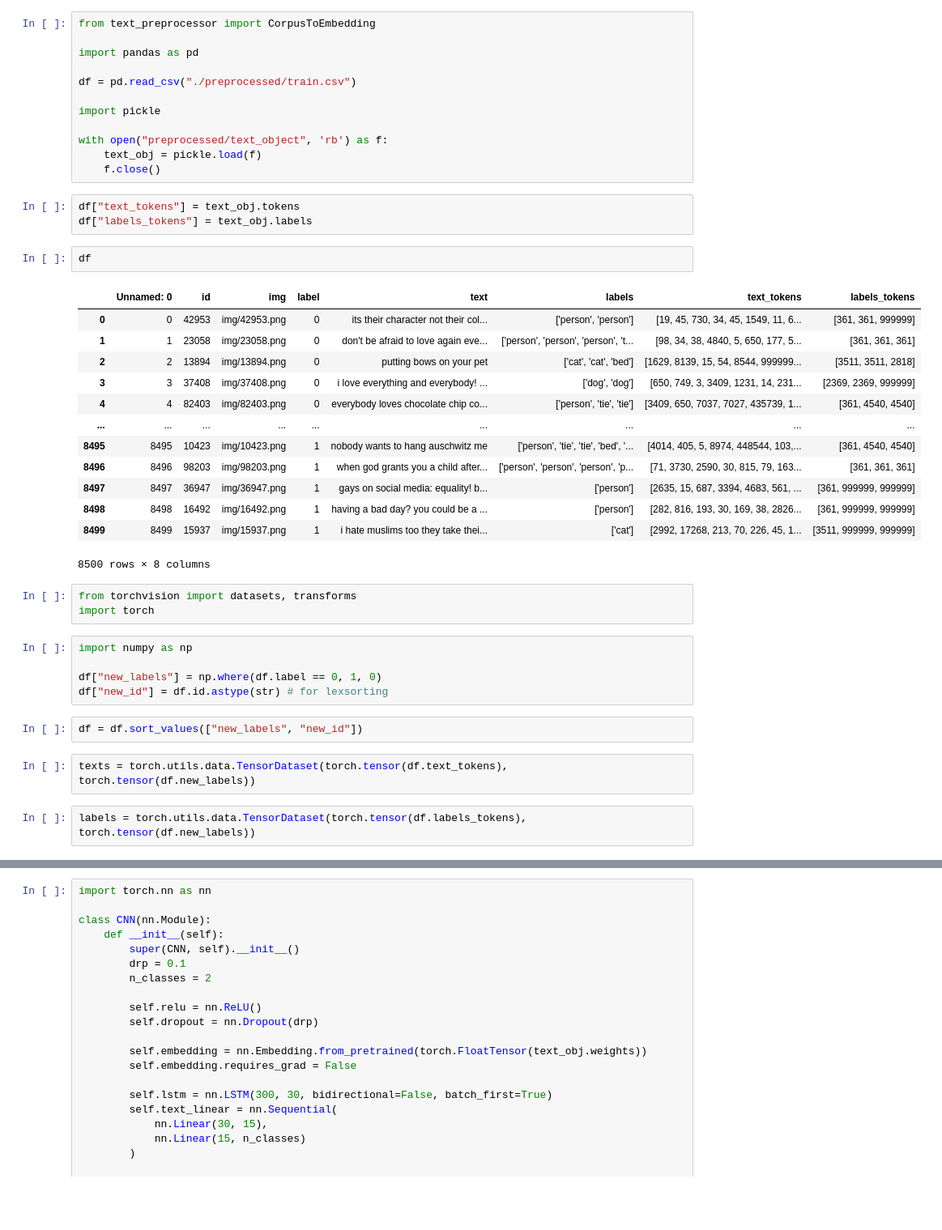
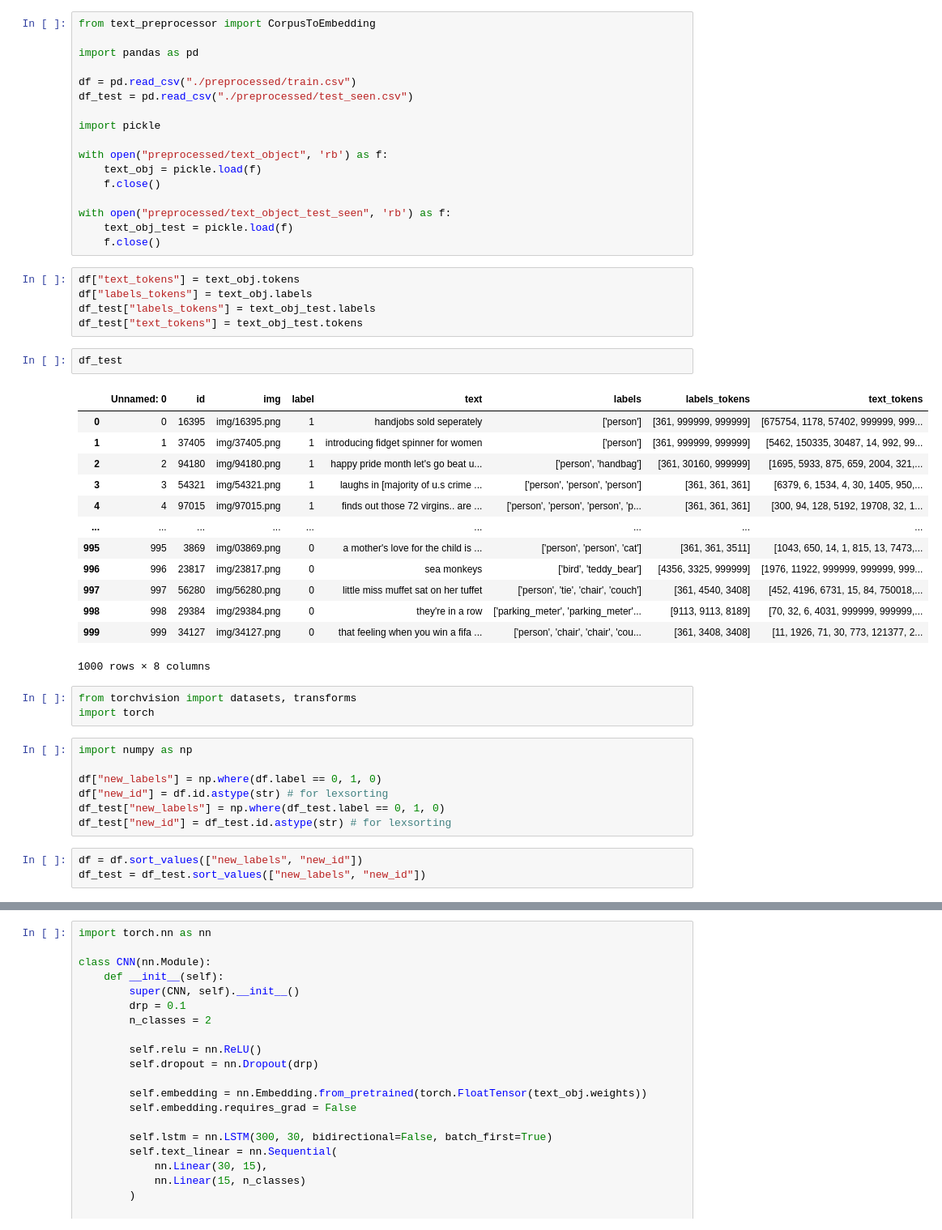
Before and after one commit to vincentleooo/hateful-memes, a Jupyter notebook: test.ipynb, the cells around one changed output, grey strips where cells are left out. Shown: that part at 81% size. Drawn from its saved outputs; the diff is of its cells as text; blank space fills up the shorter version.

```diff
--- a/test.ipynb
+++ b/test.ipynb
@@ -4,31 +4,38 @@ from text_preprocessor import CorpusToEmbedding
 import pandas as pd
 
 df = pd.read_csv("./preprocessed/train.csv")
+df_test = pd.read_csv("./preprocessed/test_seen.csv")
 
 import pickle
 
 with open("preprocessed/text_object", 'rb') as f:
     text_obj = pickle.load(f)
     f.close()
+
+with open("preprocessed/text_object_test_seen", 'rb') as f:
+    text_obj_test = pickle.load(f)
+    f.close()
 # %%
 df["text_tokens"] = text_obj.tokens
 df["labels_tokens"] = text_obj.labels
+df_test["labels_tokens"] = text_obj_test.labels
+df_test["text_tokens"] = text_obj_test.tokens
-# %%
-df
-# %% [output]
-|  | Unnamed: 0 | id | img | label | text | labels | text_tokens | labels_tokens |
-| 0 | 0 | 42953 | img/42953.png | 0 | its their character not their col... | ['person', 'person'] | [19, 45, 730, 34, 45, 1549, 11, 6... | [361, 361, 999999] |
-| 1 | 1 | 23058 | img/23058.png | 0 | don't be afraid to love again eve... | ['person', 'person', 'person', 't... | [98, 34, 38, 4840, 5, 650, 177, 5... | [361, 361, 361] |
-| 2 | 2 | 13894 | img/13894.png | 0 | putting bows on your pet | ['cat', 'cat', 'bed'] | [1629, 8139, 15, 54, 8544, 999999... | [3511, 3511, 2818] |
-| 3 | 3 | 37408 | img/37408.png | 0 | i love everything and everybody! ... | ['dog', 'dog'] | [650, 749, 3, 3409, 1231, 14, 231... | [2369, 2369, 999999] |
-| 4 | 4 | 82403 | img/82403.png | 0 | everybody loves chocolate chip co... | ['person', 'tie', 'tie'] | [3409, 650, 7037, 7027, 435739, 1... | [361, 4540, 4540] |
-| ... | ... | ... | ... | ... | ... | ... | ... | ... |
-| 8495 | 8495 | 10423 | img/10423.png | 1 | nobody wants to hang auschwitz me | ['person', 'tie', 'tie', 'bed', '... | [4014, 405, 5, 8974, 448544, 103,... | [361, 4540, 4540] |
-| 8496 | 8496 | 98203 | img/98203.png | 1 | when god grants you a child after... | ['person', 'person', 'person', 'p... | [71, 3730, 2590, 30, 815, 79, 163... | [361, 361, 361] |
-| 8497 | 8497 | 36947 | img/36947.png | 1 | gays on social media: equality! b... | ['person'] | [2635, 15, 687, 3394, 4683, 561, ... | [361, 999999, 999999] |
-| 8498 | 8498 | 16492 | img/16492.png | 1 | having a bad day? you could be a ... | ['person'] | [282, 816, 193, 30, 169, 38, 2826... | [361, 999999, 999999] |
-| 8499 | 8499 | 15937 | img/15937.png | 1 | i hate muslims too they take thei... | ['cat'] | [2992, 17268, 213, 70, 226, 45, 1... | [3511, 999999, 999999] |
-8500 rows × 8 columns
+# %%
+df_test
+# %% [output]
+|  | Unnamed: 0 | id | img | label | text | labels | labels_tokens | text_tokens |
+| 0 | 0 | 16395 | img/16395.png | 1 | handjobs sold seperately | ['person'] | [361, 999999, 999999] | [675754, 1178, 57402, 999999, 999... |
+| 1 | 1 | 37405 | img/37405.png | 1 | introducing fidget spinner for women | ['person'] | [361, 999999, 999999] | [5462, 150335, 30487, 14, 992, 99... |
+| 2 | 2 | 94180 | img/94180.png | 1 | happy pride month let's go beat u... | ['person', 'handbag'] | [361, 30160, 999999] | [1695, 5933, 875, 659, 2004, 321,... |
+| 3 | 3 | 54321 | img/54321.png | 1 | laughs in [majority of u.s crime ... | ['person', 'person', 'person'] | [361, 361, 361] | [6379, 6, 1534, 4, 30, 1405, 950,... |
+| 4 | 4 | 97015 | img/97015.png | 1 | finds out those 72 virgins.. are ... | ['person', 'person', 'person', 'p... | [361, 361, 361] | [300, 94, 128, 5192, 19708, 32, 1... |
+| ... | ... | ... | ... | ... | ... | ... | ... | ... |
+| 995 | 995 | 3869 | img/03869.png | 0 | a mother's love for the child is ... | ['person', 'person', 'cat'] | [361, 361, 3511] | [1043, 650, 14, 1, 815, 13, 7473,... |
+| 996 | 996 | 23817 | img/23817.png | 0 | sea monkeys | ['bird', 'teddy_bear'] | [4356, 3325, 999999] | [1976, 11922, 999999, 999999, 999... |
+| 997 | 997 | 56280 | img/56280.png | 0 | little miss muffet sat on her tuffet | ['person', 'tie', 'chair', 'couch'] | [361, 4540, 3408] | [452, 4196, 6731, 15, 84, 750018,... |
+| 998 | 998 | 29384 | img/29384.png | 0 | they're in a row | ['parking_meter', 'parking_meter'... | [9113, 9113, 8189] | [70, 32, 6, 4031, 999999, 999999,... |
+| 999 | 999 | 34127 | img/34127.png | 0 | that feeling when you win a fifa ... | ['person', 'chair', 'chair', 'cou... | [361, 3408, 3408] | [11, 1926, 71, 30, 773, 121377, 2... |
+1000 rows × 8 columns
 # %%
 from torchvision import datasets, transforms
 import torch
@@ -37,9 +44,8 @@ import numpy as np
 
 df["new_labels"] = np.where(df.label == 0, 1, 0)
 df["new_id"] = df.id.astype(str) # for lexsorting
+df_test["new_labels"] = np.where(df_test.label == 0, 1, 0)
+df_test["new_id"] = df_test.id.astype(str) # for lexsorting
 # %%
 df = df.sort_values(["new_labels", "new_id"])
+df_test = df_test.sort_values(["new_labels", "new_id"])
-# %%
-texts = torch.utils.data.TensorDataset(torch.tensor(df.text_tokens), torch.tensor(df.new_labels))
-# %%
-labels = torch.utils.data.TensorDataset(torch.tensor(df.labels_tokens), torch.tensor(df.new_labels))
```
Also changed, not shown: parts of 9 cells of this notebook, 3 other files.
